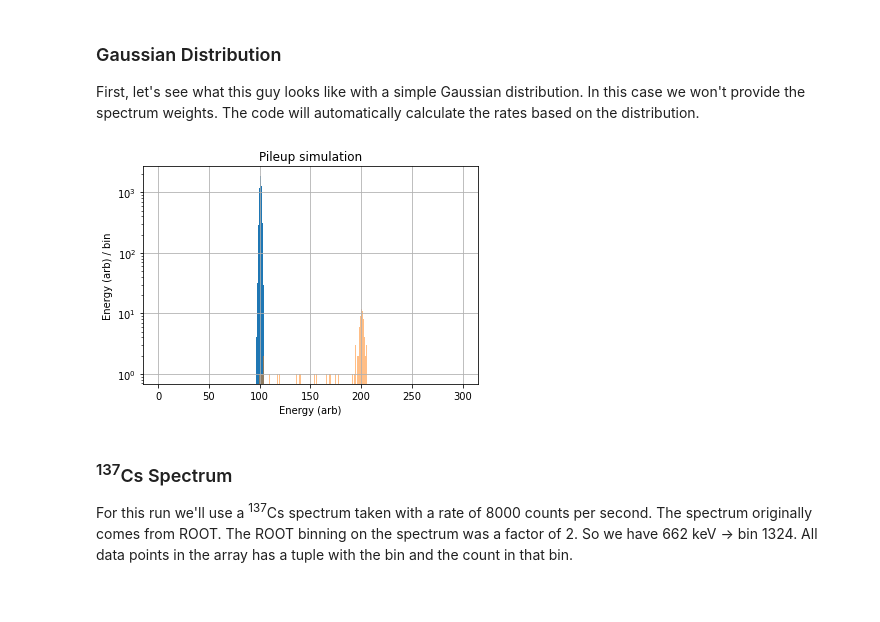
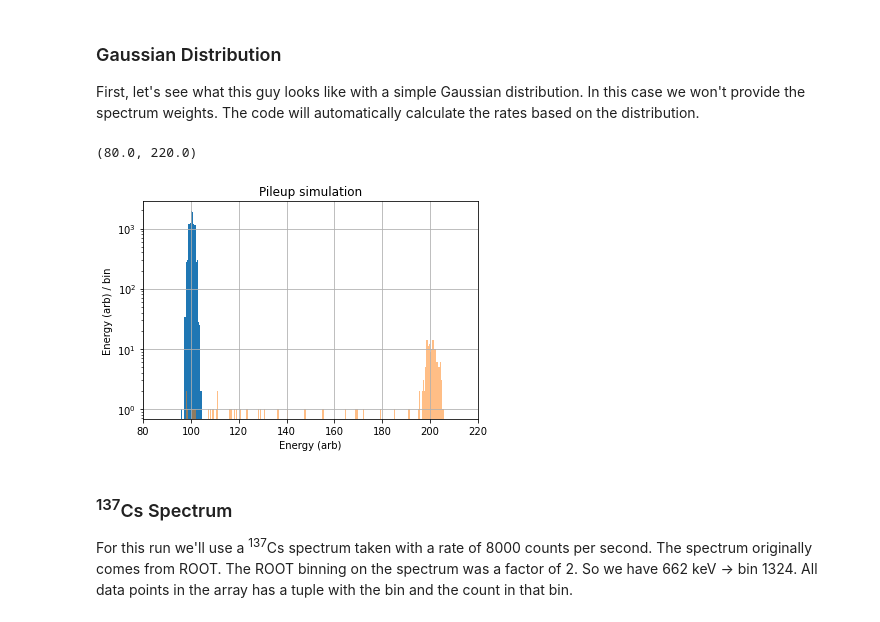
Before and after one commit to spaulaus/dsp_toolkit, a Jupyter notebook: docs/demo.ipynb, the cells around one changed output. Saved outputs shown, nothing was run; the diff lists cells and outputs as text; code cells hidden in the pictures.

```diff
--- a/docs/demo.ipynb
+++ b/docs/demo.ipynb
@@ -199,18 +196,19 @@ distribution.
 # %%
 from random import gauss
 
 energy_spectrum = [gauss(100, 1) for x in range(0, pileup_config['event_rate'])]
 
 signal, pileup = pu.generate_pileups(pileup_config, pu.model_xia_pixie16_filter, energy_spectrum)
 
-ax = plt.gca()
 bins = 300
-DataFrame(signal, columns=["signal"]).hist(bins=bins*2, range=[0, bins], ax=ax)
-DataFrame(pileup, columns=["pileup"]).hist(bins=bins*2, range=[0, bins], ax=ax, alpha=0.5)
-ax.set(xlabel="Energy (arb)", ylabel='Energy (arb) / bin', title=f"Pileup simulation")
-ax.set_yscale('log')
+plt.hist(signal, label="signal", bins=bins*2, range=[0, bins])
+plt.hist(pileup, label="pileup", bins=bins*2, range=[0, bins], alpha=0.5)
+plt.grid(True)
+plt.gca().set(xlabel="Energy (arb)", ylabel='Energy (arb) / bin', title=f"Pileup simulation", yscale='log')
+plt.xlim(80, 220)
 # %% [output]
+(80.0, 220.0)
-[figure, old version]
+[figure, new version]
 # %% [markdown]
 ### <sup>137</sup>Cs Spectrum
 For this run we'll use a <sup>137</sup>Cs spectrum taken with a rate of 8000 counts per second. The
```
Also changed, not shown: parts of 7 cells of this notebook, 1 other file.
